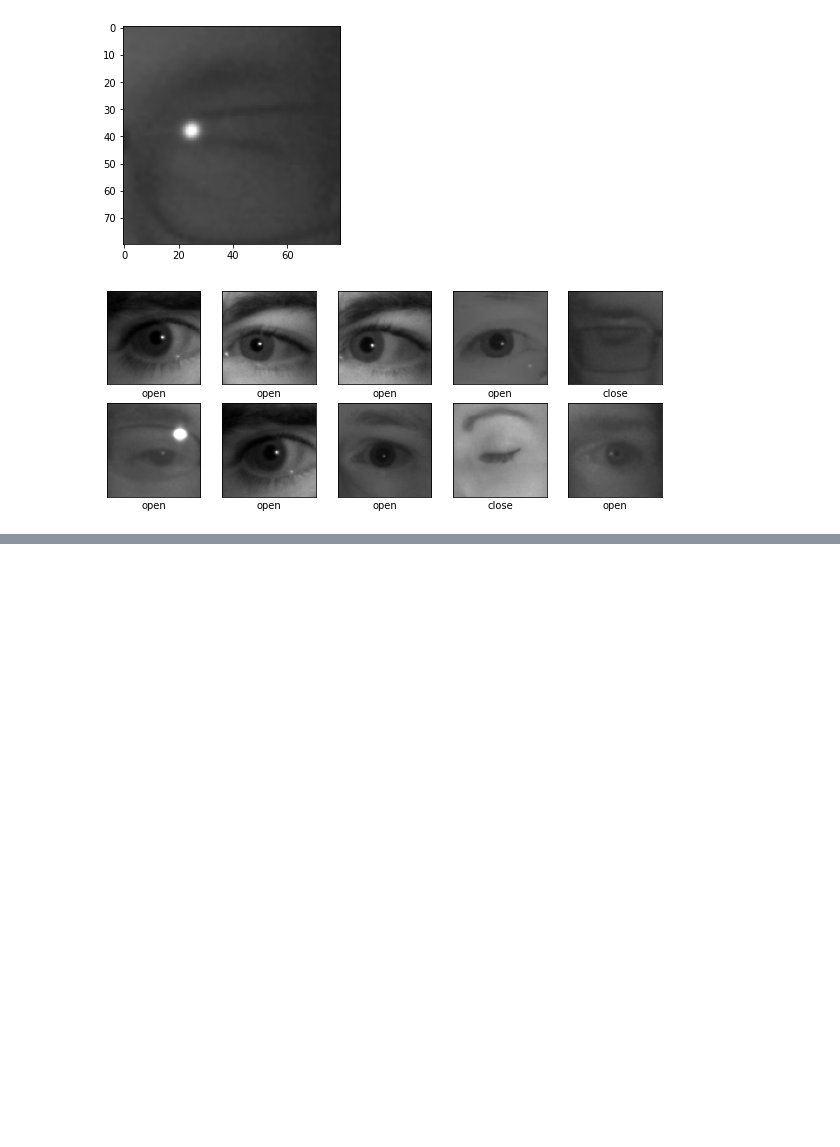
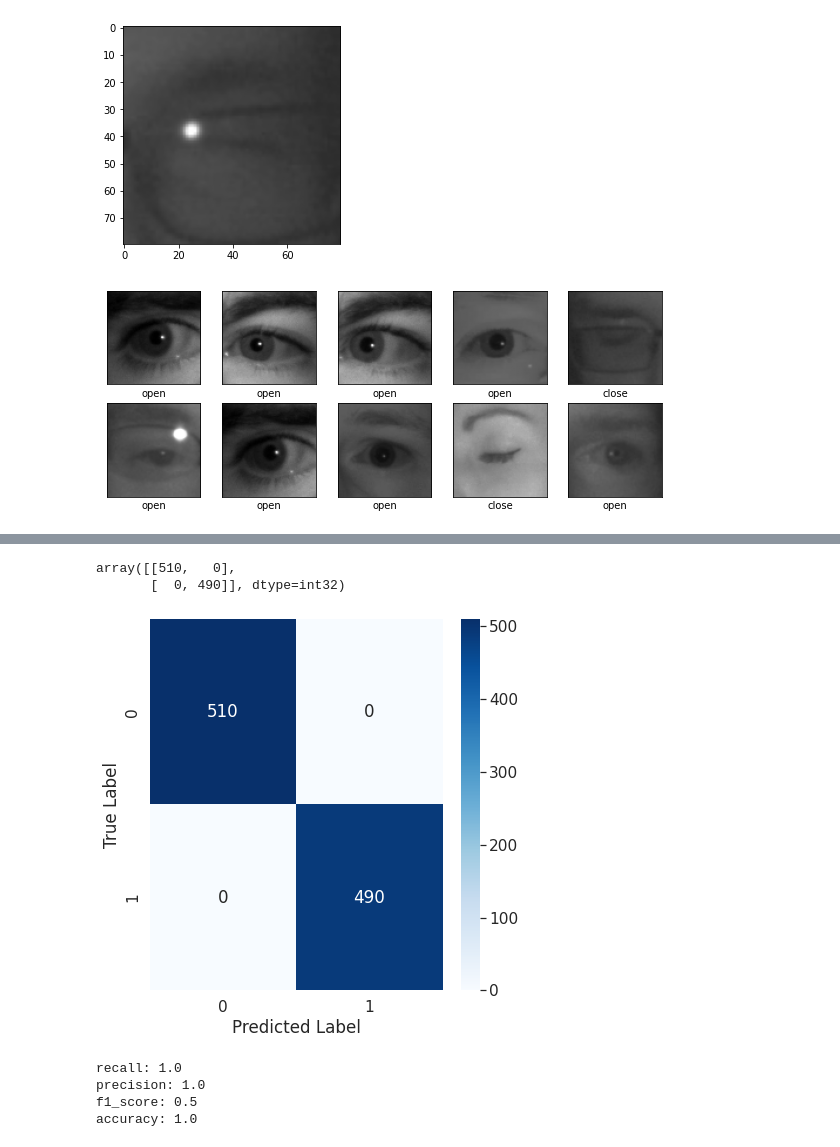
Before and after one commit to kabatyy/Driver-Drowsiness-Detection-In-Cars, a Jupyter notebook: start.ipynb, the cells around one changed output, grey strips where cells are left out. Drawn from its saved outputs; the diff is of its cells as text; code cells hidden in the pictures; blank space fills up the shorter version.

Commit message:
made the final model and evaluated it

```diff
--- a/start.ipynb
+++ b/start.ipynb
@@ -198,0 +212,16 @@ df
+# %%
+params_deep_two={
+    "layout":['2*3x3'],
+    "dense_neurons1":[128,256],
+    "dense_neurons2":[256,512],
+    "dense_neurons3":[256,512],
+    'filters':[32],
+    "dropout":[0,0.1,0.3,0.5,],
+    "pooling":[None,1],
+    "epochs":[20]
+
+}
+# %%
+nn_deep=KerasClassifier(build_fn=deep_learning_model, batch_size=200)
+gs_deep=GridSearchCV(estimator=nn_deep,param_grid=params_deep_two,cv=3,scoring='average_precision')
+gs_deep.fit(X_train, y_train,validation_data=(X_test,y_test),callbacks=[early_stop])
@@ -198,0 +392,4 @@ df
+# %%
+preds=model.predict(X_test)
+preds.round(1)
+preds
@@ -198,0 +414,18 @@ df
+# %%
+confusion_matrix=tf.math.confusion_matrix(labels=y_test,predictions=preds.round()).numpy()
+
+confusion_matrix
+# %% [output]
+array([[510,   0],
+       [  0, 490]], dtype=int32)
+# %%
+import seaborn as sns
+figure =plt.figure(figsize=(6,6))
+sns.set(font_scale=1.4)
+sns.heatmap(confusion_matrix,annot=True,cmap=plt.cm.Blues,fmt='g')
+plt.tight_layout()
+plt.ylabel('True Label')
+plt.xlabel('Predicted Label')
+plt.show()
+# %% [output]
+[figure, added]
@@ -198,0 +434,18 @@ df
+# %%
+#Calculating recall
+recall=tp/(tp+fp)
+print(f'recall: {recall}')
+#Calculating precision
+precision=tp/(tp+fn)
+print(f'precision: {precision}')
+#Calculating f1-score
+f1_score=(precision*recall)/(precision+recall)
+print(f'f1_score: {f1_score}')
+#Calculating accuracy
+accuracy=(tn+tp)/(tn+fp+fn+tp)
+print(f'accuracy: {accuracy}')
+# %% [output]
+recall: 1.0
+precision: 1.0
+f1_score: 0.5
+accuracy: 1.0
```
Also changed, not shown: parts of 18 cells of this notebook.
